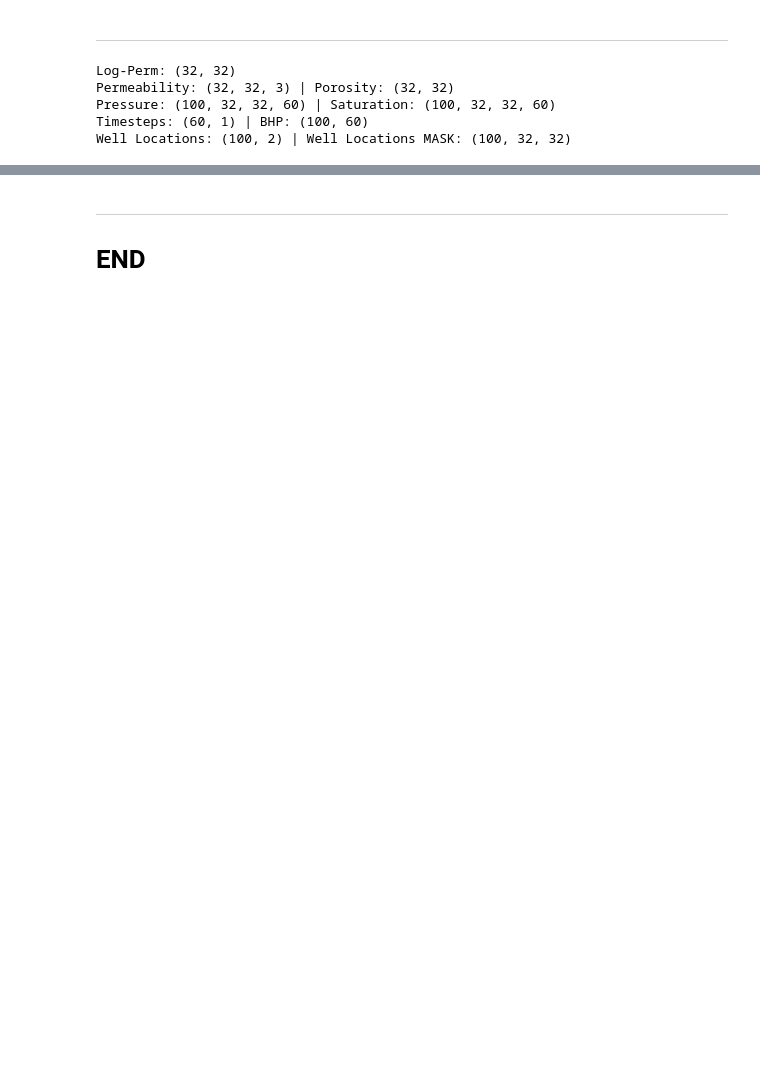
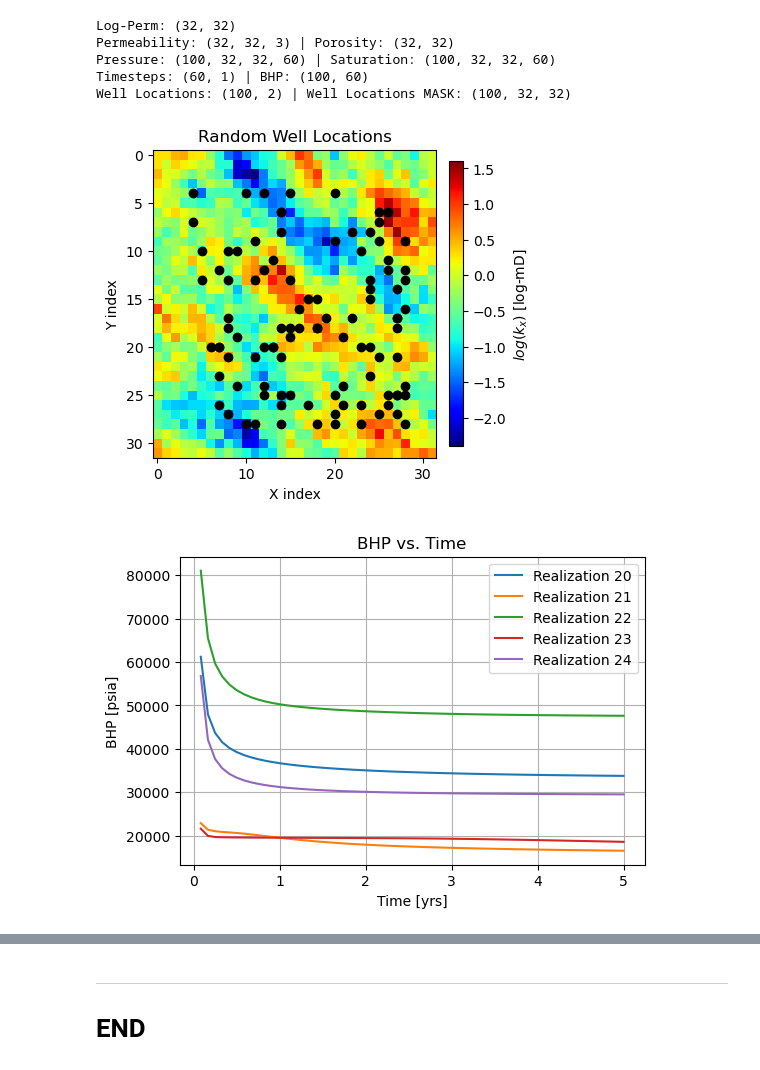
Before and after one commit to misaelmmorales/Placement-Control-Optim-CO2, a Jupyter notebook: CO2_placement_optim.ipynb, the cells around one changed output, grey strips where cells are left out. Saved outputs shown, nothing was run; the diff lists cells and outputs as text; code cells hidden in the pictures; blank space fills up the shorter version.

```diff
--- a/CO2_placement_optim.ipynb
+++ b/CO2_placement_optim.ipynb
@@ -78,2 +0,0 @@ def load_data(nx=32, ny=32, nt=60, nR=100, save=False, verbose=True):
-# %% [markdown]
-***
@@ -85,3 +8,9 @@ Permeability: (32, 32, 3) | Porosity: (32, 32)
 Pressure: (100, 32, 32, 60) | Saturation: (100, 32, 32, 60)
 Timesteps: (60, 1) | BHP: (100, 60)
 Well Locations: (100, 2) | Well Locations MASK: (100, 32, 32)
+# %%
+plot_well_locs(well_locs, logperm)
+plot_bhps(bhp, timesteps, range(20,25))
+# %% [output]
+[figure, added]
+[figure, added]
```
Also changed, not shown: parts of 5 cells of this notebook, 1 other file.
